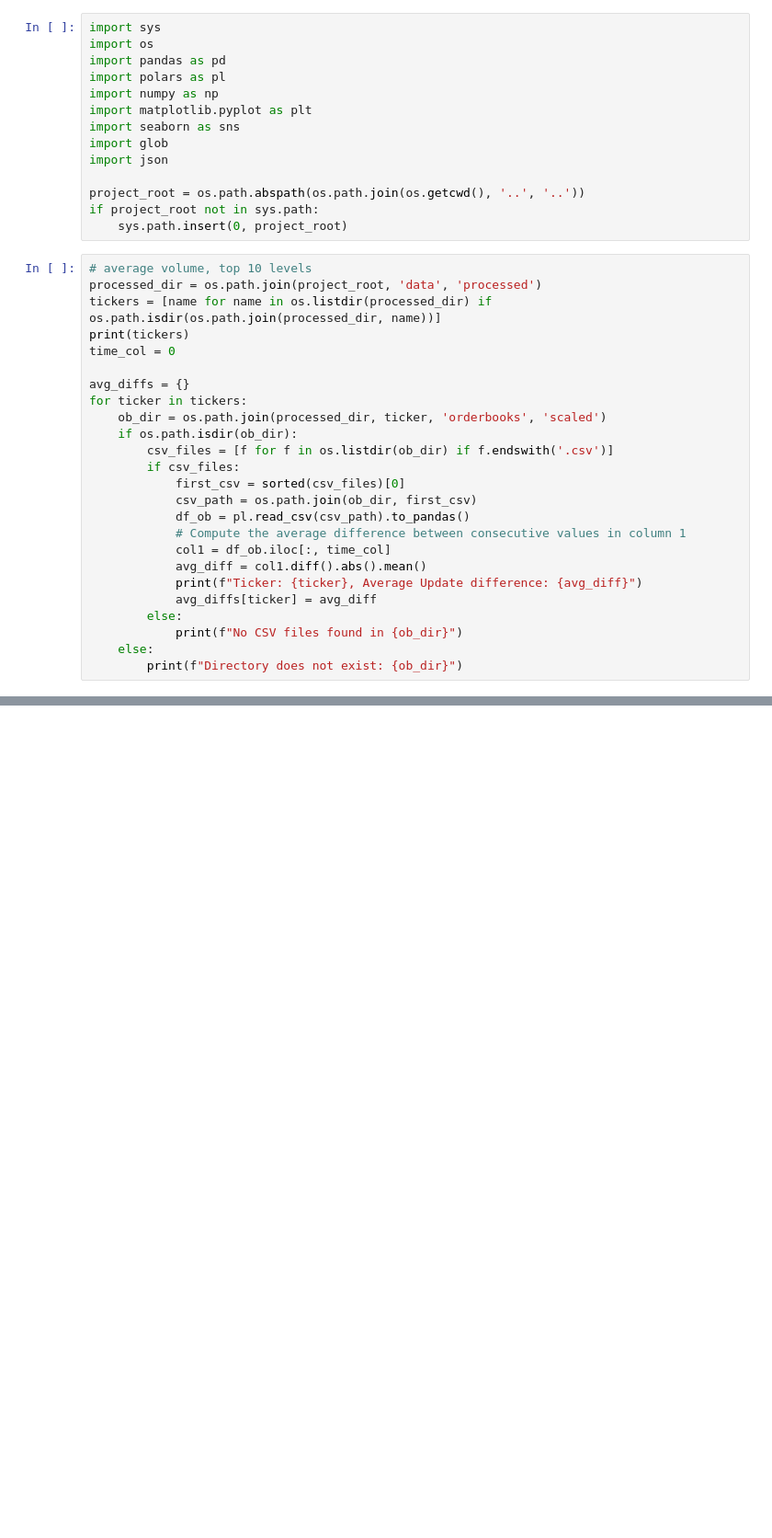
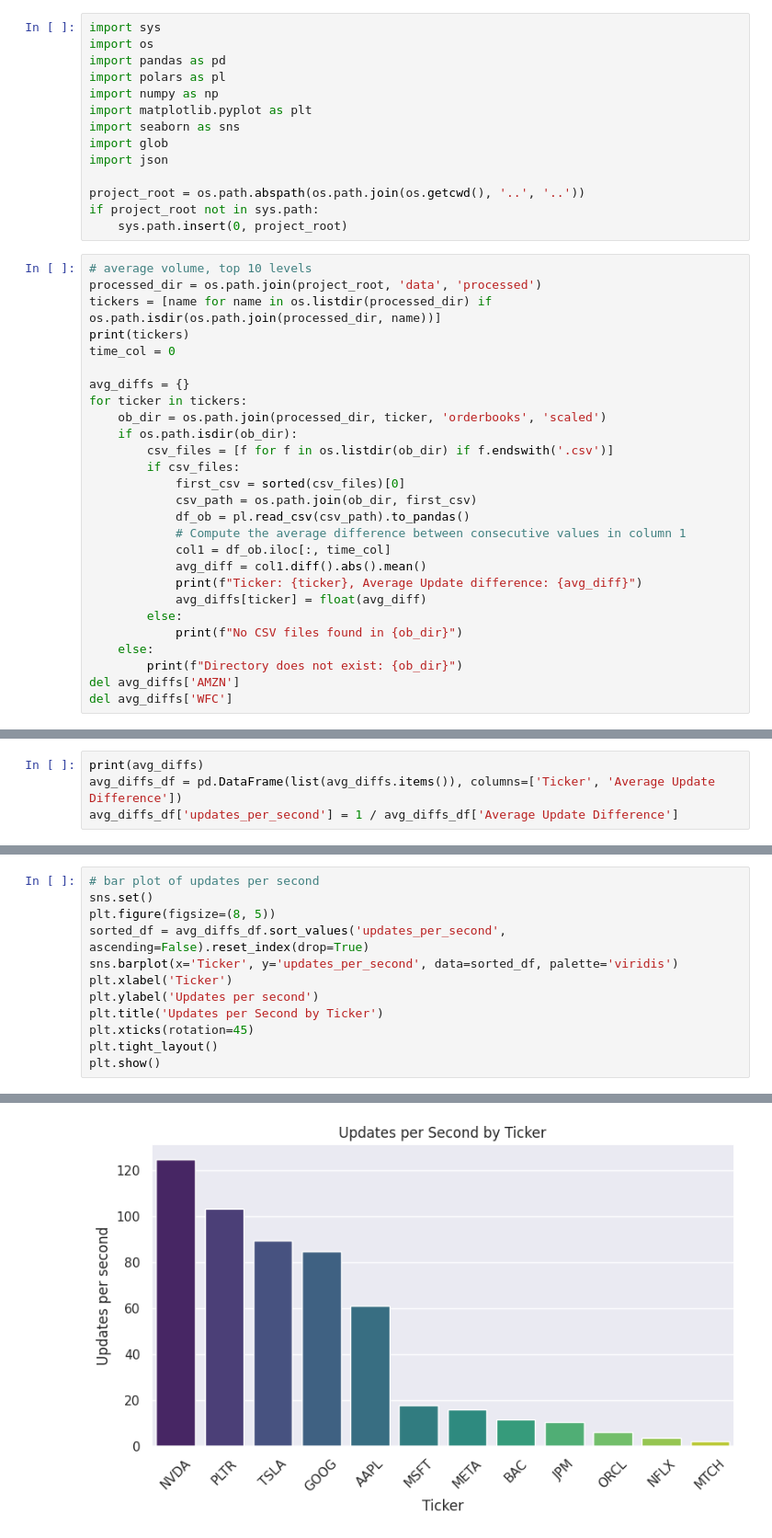
Before and after one commit to benhunt19/deep-lob-project, a Jupyter notebook: src/notebooks/exploratoryDataAnalysis.ipynb, the cells around one changed output, grey strips where cells are left out. Shown: that part at 92% size. Cells and saved outputs as stored; diff of their text form; blank space fills up the shorter version.

```diff
--- a/src/notebooks/exploratoryDataAnalysis.ipynb
+++ b/src/notebooks/exploratoryDataAnalysis.ipynb
@@ -32,9 +32,11 @@ for ticker in tickers:
             col1 = df_ob.iloc[:, time_col]
             avg_diff = col1.diff().abs().mean()
             print(f"Ticker: {ticker}, Average Update difference: {avg_diff}")
-            avg_diffs[ticker] = avg_diff
+            avg_diffs[ticker] = float(avg_diff)
         else:
             print(f"No CSV files found in {ob_dir}")
     else:
         print(f"Directory does not exist: {ob_dir}")
+del avg_diffs['AMZN']
+del avg_diffs['WFC']
 # %% [output]
@@ -46,0 +58,4 @@ Ticker: TSLA, Average Update difference: 0.09110526379624949
+# %%
+print(avg_diffs)
+avg_diffs_df = pd.DataFrame(list(avg_diffs.items()), columns=['Ticker', 'Average Update Difference'])
+avg_diffs_df['updates_per_second'] = 1 / avg_diffs_df['Average Update Difference']
@@ -46,0 +64,13 @@ Ticker: TSLA, Average Update difference: 0.09110526379624949
+# %%
+# bar plot of updates per second
+sns.set()
+plt.figure(figsize=(8, 5))
+sorted_df = avg_diffs_df.sort_values('updates_per_second', ascending=False).reset_index(drop=True)
+sns.barplot(x='Ticker', y='updates_per_second', data=sorted_df, palette='viridis')
+plt.xlabel('Ticker')
+plt.ylabel('Updates per second')
+plt.title('Updates per Second by Ticker')
+plt.xticks(rotation=45)
+plt.tight_layout()
+plt.show()
+# %% [output]
@@ -46,0 +80 @@ Ticker: TSLA, Average Update difference: 0.09110526379624949
+[figure, added]
```
Also changed, not shown: parts of 7 cells of this notebook.
